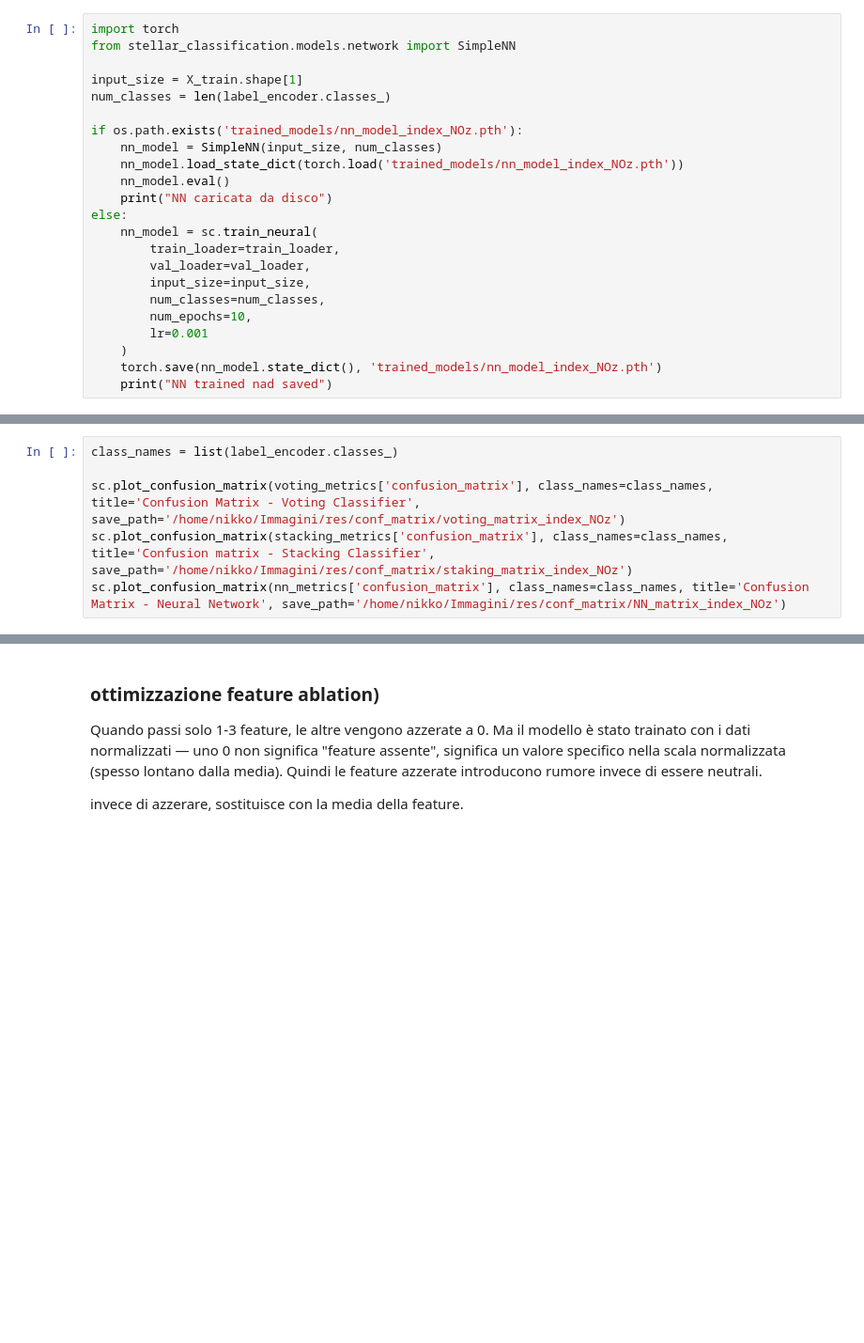
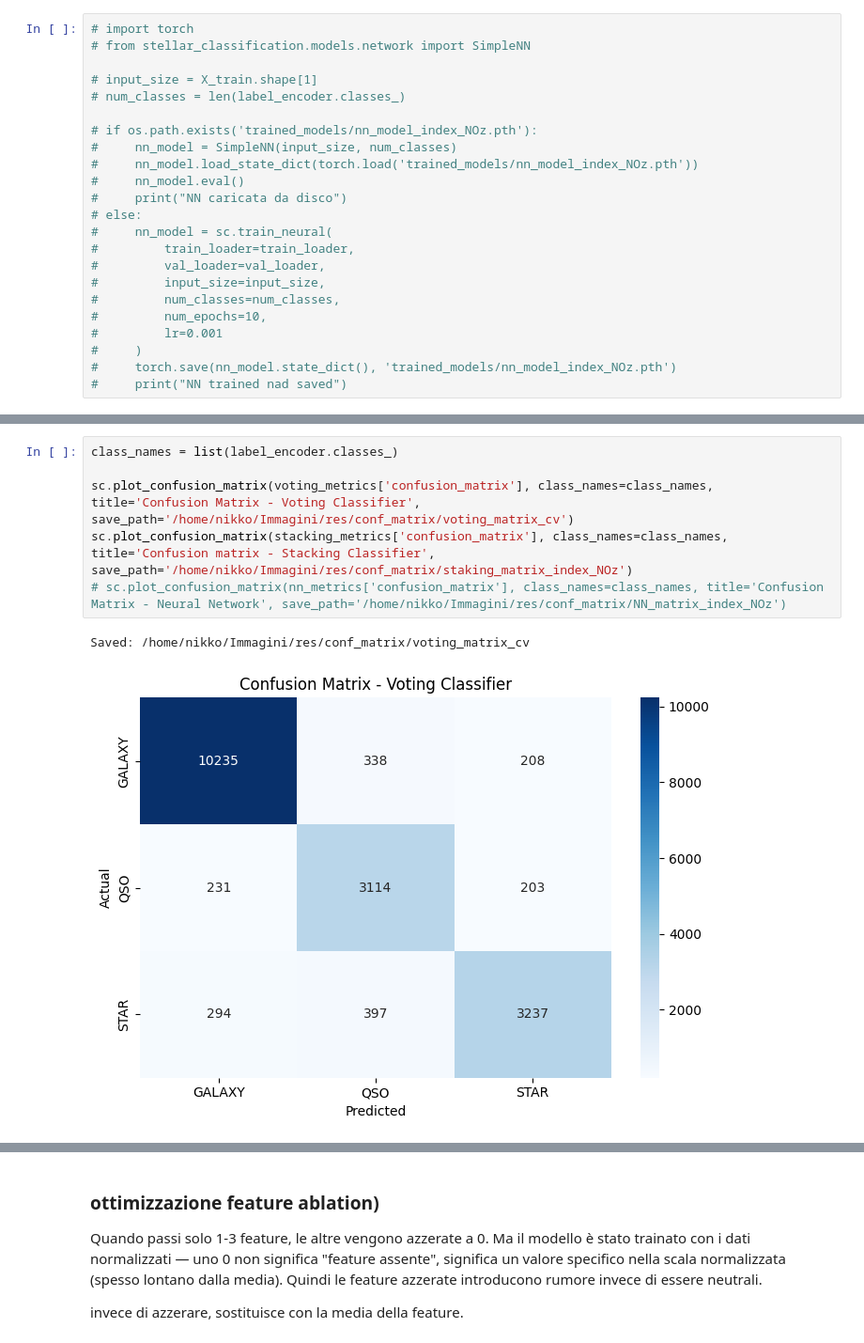
Before and after one commit to nicolomeneguzzo/Computational-Physics-2026, a Jupyter notebook: Astrophysical-Objects-Recognition/notebooks/classificator_compare.ipynb, the cells around one changed output, grey strips where cells are left out. Shown at 94% size. Saved outputs shown, nothing was run; the diff lists cells and outputs as text; blank space fills up the shorter version.

Commit message:
soft voting

```diff
--- a/Astrophysical-Objects-Recognition/notebooks/classificator_compare.ipynb
+++ b/Astrophysical-Objects-Recognition/notebooks/classificator_compare.ipynb
@@ -115,26 +212,26 @@ Voting Classifier caricato da disco
 # %%
-import torch
-from stellar_classification.models.network import SimpleNN
+# import torch
+# from stellar_classification.models.network import SimpleNN
 
-input_size = X_train.shape[1]
-num_classes = len(label_encoder.classes_)
+# input_size = X_train.shape[1]
+# num_classes = len(label_encoder.classes_)
 
-if os.path.exists('trained_models/nn_model_index_NOz.pth'):
-    nn_model = SimpleNN(input_size, num_classes)
-    nn_model.load_state_dict(torch.load('trained_models/nn_model_index_NOz.pth'))
-    nn_model.eval()
-    print("NN caricata da disco")
-else:
-    nn_model = sc.train_neural(
-        train_loader=train_loader,
-        val_loader=val_loader,
-        input_size=input_size,
-        num_classes=num_classes,
-        num_epochs=10,
-        lr=0.001
-    )
-    torch.save(nn_model.state_dict(), 'trained_models/nn_model_index_NOz.pth')
-    print("NN trained nad saved")
+# if os.path.exists('trained_models/nn_model_index_NOz.pth'):
+#     nn_model = SimpleNN(input_size, num_classes)
+#     nn_model.load_state_dict(torch.load('trained_models/nn_model_index_NOz.pth'))
+#     nn_model.eval()
+#     print("NN caricata da disco")
+# else:
+#     nn_model = sc.train_neural(
+#         train_loader=train_loader,
+#         val_loader=val_loader,
+#         input_size=input_size,
+#         num_classes=num_classes,
+#         num_epochs=10,
+#         lr=0.001
+#     )
+#     torch.save(nn_model.state_dict(), 'trained_models/nn_model_index_NOz.pth')
+#     print("NN trained nad saved")
 # %%
 device = torch.device('cuda' if torch.cuda.is_available() else 'cpu')
 
@@ -153,6 +268,9 @@ NameError: name 'torch' is not defined
 # %%
 class_names = list(label_encoder.classes_)
 
-sc.plot_confusion_matrix(voting_metrics['confusion_matrix'], class_names=class_names, title='Confusion Matrix - Voting Classifier', save_path='/home/nikko/Immagini/res/conf_matrix/voting_matrix_index_NOz')
+sc.plot_confusion_matrix(voting_metrics['confusion_matrix'], class_names=class_names, title='Confusion Matrix - Voting Classifier', save_path='/home/nikko/Immagini/res/conf_matrix/voting_matrix_cv')
 sc.plot_confusion_matrix(stacking_metrics['confusion_matrix'], class_names=class_names, title='Confusion matrix - Stacking Classifier', save_path='/home/nikko/Immagini/res/conf_matrix/staking_matrix_index_NOz')
-sc.plot_confusion_matrix(nn_metrics['confusion_matrix'], class_names=class_names, title='Confusion Matrix - Neural Network', save_path='/home/nikko/Immagini/res/conf_matrix/NN_matrix_index_NOz')
+# sc.plot_confusion_matrix(nn_metrics['confusion_matrix'], class_names=class_names, title='Confusion Matrix - Neural Network', save_path='/home/nikko/Immagini/res/conf_matrix/NN_matrix_index_NOz')
+# %% [output]
+Saved: /home/nikko/Immagini/res/conf_matrix/voting_matrix_cv
+[figure, added]
```
Also changed, not shown: parts of 18 cells of this notebook, 4 other files.
